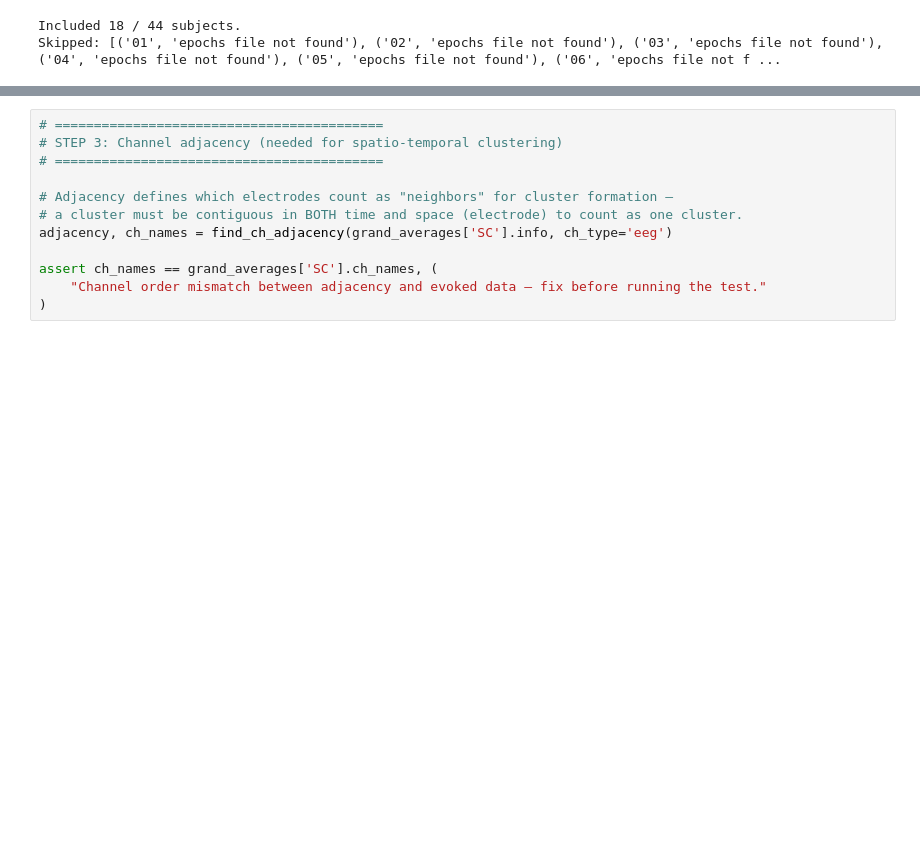
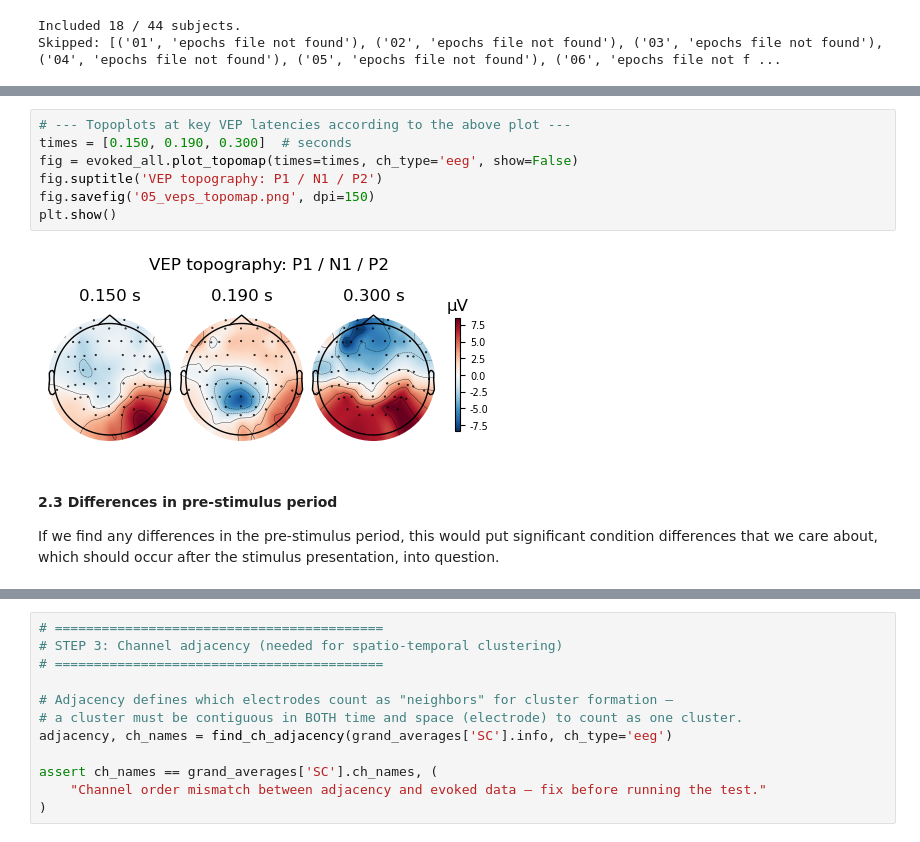
Before and after one commit to noah-mba/LOC_analysis, a Jupyter notebook: scripts/eeg/4_averaging.ipynb, the cells around one changed output, grey strips where cells are left out. Saved outputs shown, nothing was run; the diff lists cells and outputs as text; blank space fills up the shorter version.

```diff
--- a/scripts/eeg/4_averaging.ipynb
+++ b/scripts/eeg/4_averaging.ipynb
@@ -204,0 +187,12 @@ combining channels using GFP (eeg channels)
+# %%
+# --- Topoplots at key VEP latencies according to the above plot ---
+times = [0.150, 0.190, 0.300]  # seconds
+fig = evoked_all.plot_topomap(times=times, ch_type='eeg', show=False)
+fig.suptitle('VEP topography: P1 / N1 / P2')
+fig.savefig('05_veps_topomap.png', dpi=150)
+plt.show()
+# %% [output]
+[figure, added]
+# %% [markdown]
+#### 2.3 Differences in pre-stimulus period
+If we find any differences in the pre-stimulus period, this would put significant condition differences that we care about, which should occur after the stimulus presentation, into question.
```
Also changed, not shown: parts of 17 cells of this notebook, 2 other files.
